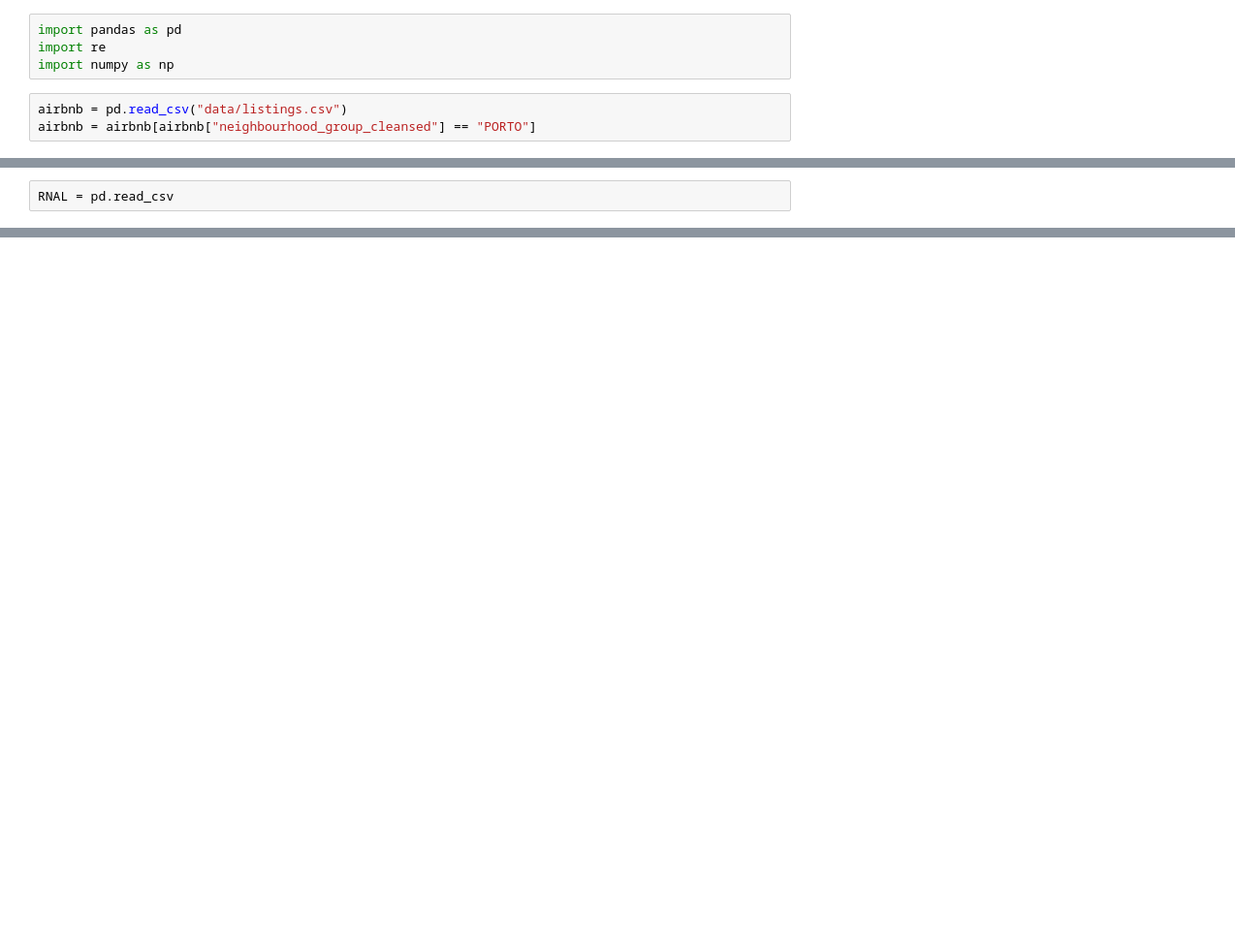
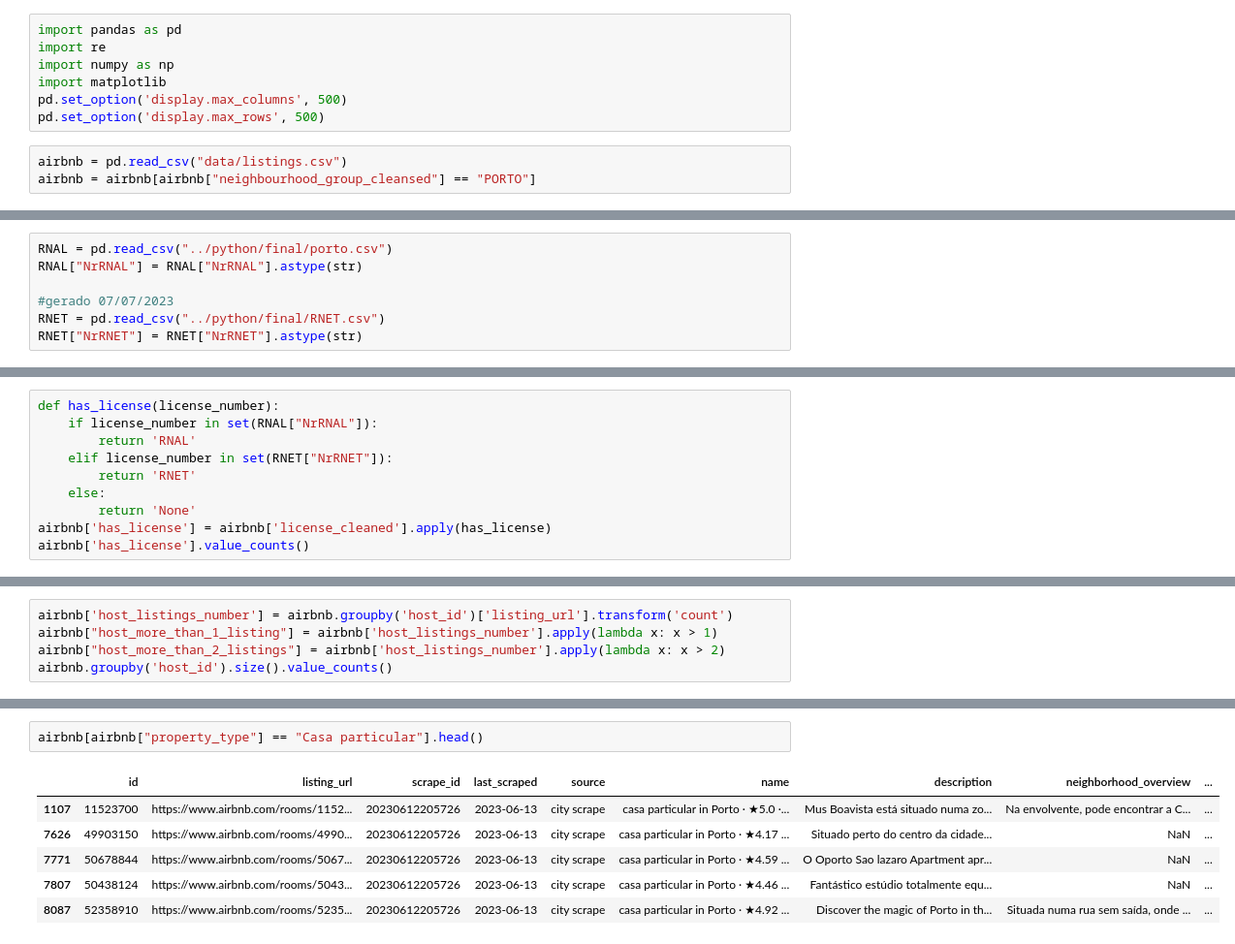
Before and after one commit to drowninginc/desalojamento, a Jupyter notebook: Airbnb/AirbnbxRNAL.ipynb, the cells around one changed output, grey strips where cells are left out. Shown at 97% size. Cells and saved outputs as stored; diff of their text form; blank space fills up the shorter version.

```diff
--- a/Airbnb/AirbnbxRNAL.ipynb
+++ b/Airbnb/AirbnbxRNAL.ipynb
@@ -2,6 +2,9 @@
 import pandas as pd
 import re
 import numpy as np
+import matplotlib
+pd.set_option('display.max_columns', 500)
+pd.set_option('display.max_rows', 500)
 # %%
 airbnb = pd.read_csv("data/listings.csv")
 airbnb = airbnb[airbnb["neighbourhood_group_cleansed"] == "PORTO"]
@@ -23,2 +29,7 @@ airbnb["license_cleaned"] = airbnb["license_cleaned"].replace({"6":"0",
 # %%
-RNAL = pd.read_csv
+RNAL = pd.read_csv("../python/final/porto.csv")
+RNAL["NrRNAL"] = RNAL["NrRNAL"].astype(str)
+
+#gerado 07/07/2023
+RNET = pd.read_csv("../python/final/RNET.csv")
+RNET["NrRNET"] = RNET["NrRNET"].astype(str)
@@ -26,0 +44,10 @@ RNAL = pd.read_csv
+# %%
+def has_license(license_number):
+    if license_number in set(RNAL["NrRNAL"]):
+        return 'RNAL'
+    elif license_number in set(RNET["NrRNET"]):
+        return 'RNET'
+    else:
+        return 'None'
+airbnb['has_license'] = airbnb['license_cleaned'].apply(has_license)
+airbnb['has_license'].value_counts()
@@ -26,0 +107,5 @@ RNAL = pd.read_csv
+# %%
+airbnb['host_listings_number'] = airbnb.groupby('host_id')['listing_url'].transform('count')
+airbnb["host_more_than_1_listing"] = airbnb['host_listings_number'].apply(lambda x: x > 1)
+airbnb["host_more_than_2_listings"] = airbnb['host_listings_number'].apply(lambda x: x > 2)
+airbnb.groupby('host_id').size().value_counts()
@@ -26,0 +159,9 @@ RNAL = pd.read_csv
+# %%
+airbnb[airbnb["property_type"] == "Casa particular"].head()
+# %% [output]
+|  | id | listing_url | scrape_id | last_scraped | source | name | description | neighborhood_overview | ... |
+| 1107 | 11523700 | https://www.airbnb.com/rooms/1152... | 20230612205726 | 2023-06-13 | city scrape | casa particular in Porto · ★5.0 ·... | Mus Boavista está situado numa zo... | Na envolvente, pode encontrar a C... | ... |
+| 7626 | 49903150 | https://www.airbnb.com/rooms/4990... | 20230612205726 | 2023-06-13 | city scrape | casa particular in Porto · ★4.17 ... | Situado perto do centro da cidade... | NaN | ... |
+| 7771 | 50678844 | https://www.airbnb.com/rooms/5067... | 20230612205726 | 2023-06-13 | city scrape | casa particular in Porto · ★4.59 ... | O Oporto Sao lazaro Apartment apr... | NaN | ... |
+| 7807 | 50438124 | https://www.airbnb.com/rooms/5043... | 20230612205726 | 2023-06-13 | city scrape | casa particular in Porto · ★4.46 ... | Fantástico estúdio totalmente equ... | NaN | ... |
+| 8087 | 52358910 | https://www.airbnb.com/rooms/5235... | 20230612205726 | 2023-06-13 | city scrape | casa particular in Porto · ★4.92 ... | Discover the magic of Porto in th... | Situada numa rua sem saída, onde ... | ... |
```
Also changed, not shown: parts of 20 cells of this notebook, 5 other files.
